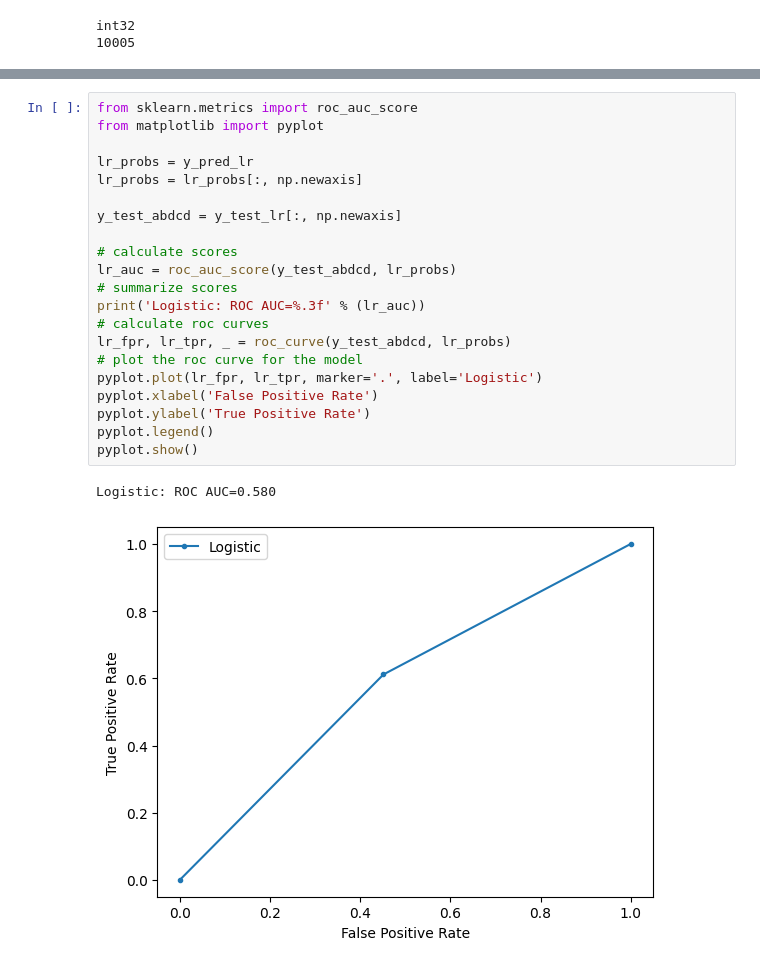
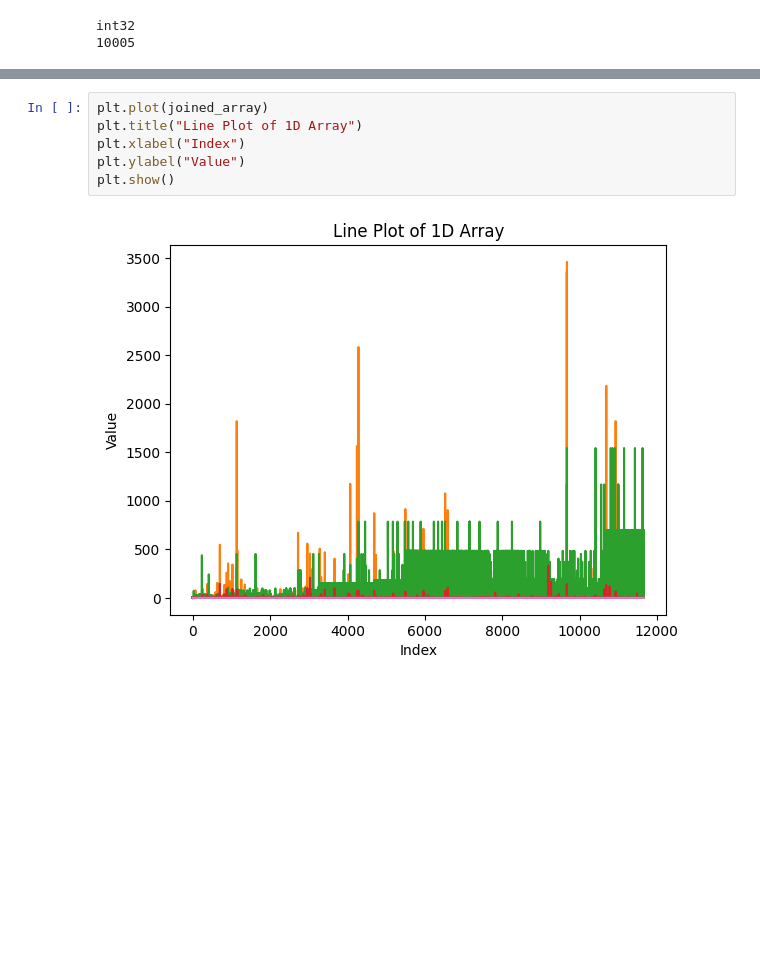
Before and after one commit to mariuskiefer/Classification_Propaganda, a Jupyter notebook: BA_Marius.ipynb, the cells around one changed output, grey strips where cells are left out. Saved outputs shown, nothing was run; the diff lists cells and outputs as text; blank space fills up the shorter version.

```diff
--- a/BA_Marius.ipynb
+++ b/BA_Marius.ipynb
@@ -643,24 +680,8 @@ plt.show()
-# %%
-from sklearn.metrics import roc_auc_score
-from matplotlib import pyplot
-
-lr_probs = y_pred_lr
-lr_probs = lr_probs[:, np.newaxis]
-
-y_test_abdcd = y_test_lr[:, np.newaxis]
-
-# calculate scores
-lr_auc = roc_auc_score(y_test_abdcd, lr_probs)
-# summarize scores
-print('Logistic: ROC AUC=%.3f' % (lr_auc))
-# calculate roc curves
-lr_fpr, lr_tpr, _ = roc_curve(y_test_abdcd, lr_probs)
-# plot the roc curve for the model
-pyplot.plot(lr_fpr, lr_tpr, marker='.', label='Logistic')
-pyplot.xlabel('False Positive Rate')
-pyplot.ylabel('True Positive Rate')
-pyplot.legend()
-pyplot.show()
-# %% [output]
-Logistic: ROC AUC=0.580
-[figure, removed]
+# %%
+plt.plot(joined_array)
+plt.title("Line Plot of 1D Array")
+plt.xlabel("Index")
+plt.ylabel("Value")
+plt.show()
+# %% [output]
+[figure, added]
```
Also changed, not shown: parts of 16 cells of this notebook.
